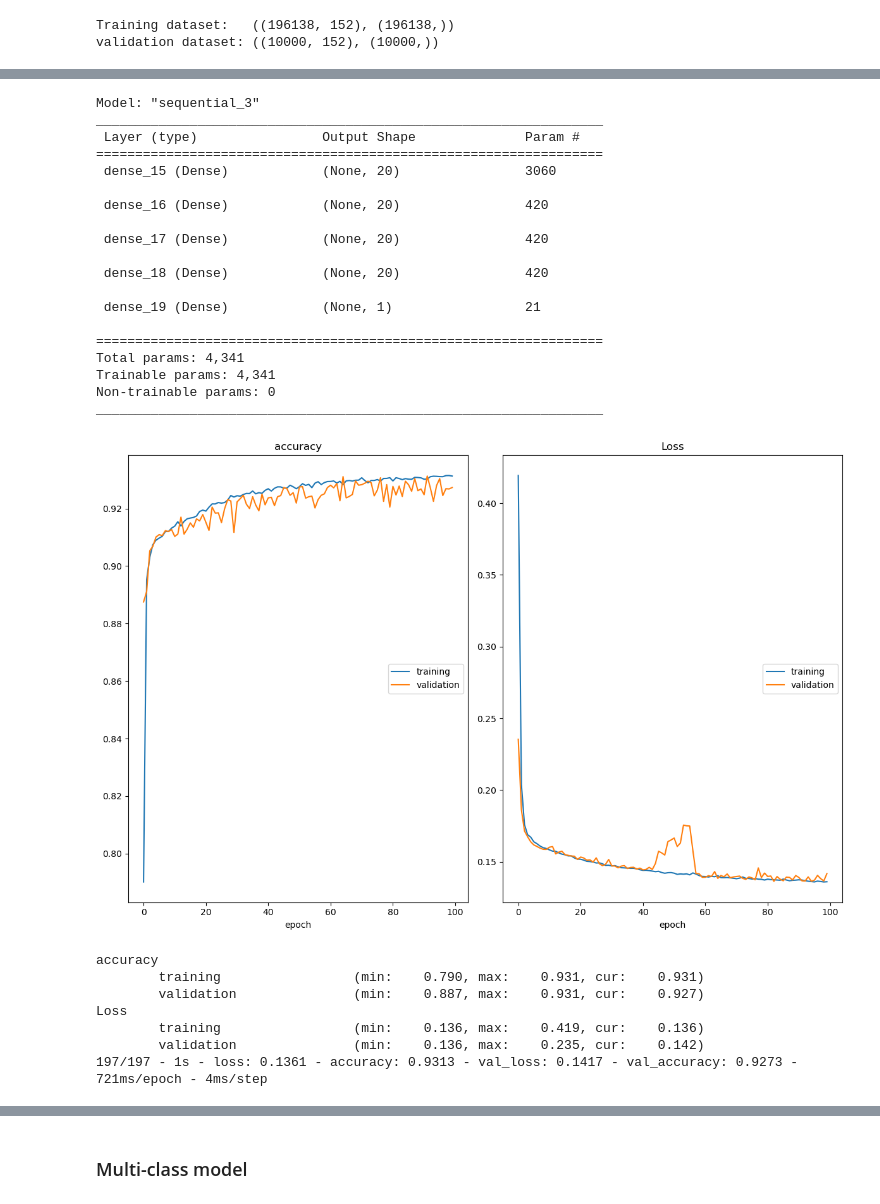
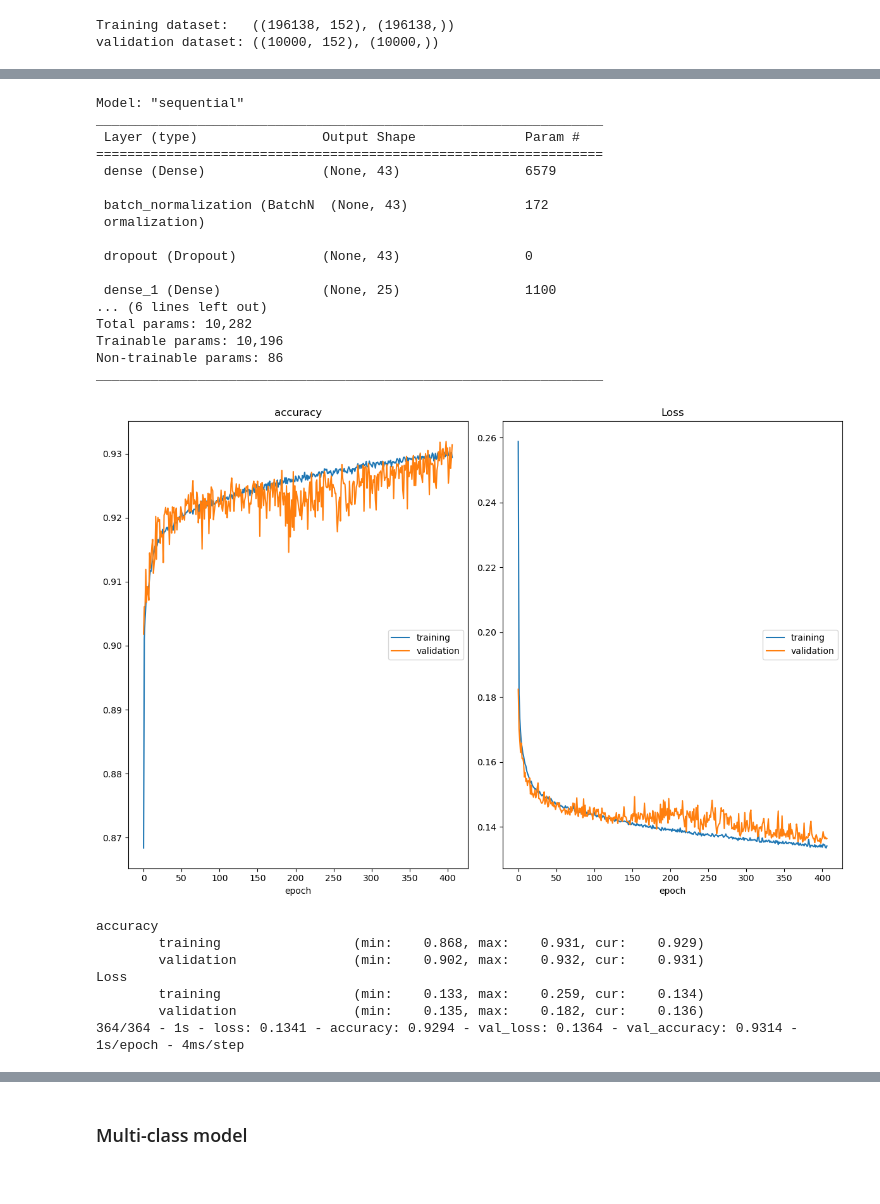
Before and after one commit to Janko-dev/ktai_ids, a Jupyter notebook: src/dnn_famd.ipynb, the cells around one changed output, grey strips where cells are left out. Drawn from its saved outputs; the diff is of its cells as text; code cells hidden in the pictures.

```diff
--- a/src/dnn_famd.ipynb
+++ b/src/dnn_famd.ipynb
@@ -143,7 +143,7 @@ Split the dataset into train, test sets with a test set size of 0.2 of total siz
 # %%
 from sklearn.model_selection import train_test_split
 
-X_train, X_test, y_train, y_test = train_test_split(x_df, labels, test_size=.2, random_state=42)
+X_train, X_test, y_train, y_test = train_test_split(x_df, labels, stratify=labels, test_size=.2, random_state=42)
 
 (X_train.shape, X_test.shape, y_train.shape, y_test.shape)
 # %% [output]
@@ -198,40 +198,39 @@ Requirement already satisfied: zipp>=3.1.0 in c:\users\baljanj\anaconda3\envs\kt
 Requirement already satisfied: MarkupSafe>=2.0 in c:\users\baljanj\anaconda3\envs\ktai\lib\site-packages (from Jinja2>=2.9->bokeh->livelossplot) (2.1.1)
 Requirement already satisfied: six>=1.5 in c:\users\baljanj\anaconda3\envs\ktai\lib\site-packages (from python-dateutil>=2.7->matplotlib->livelossplot) (1.16.0)
 # %%
-def create_model():
+def create_binary_model():
     model = keras.Sequential(
         [
-            layers.Dense(20, activation='relu', input_dim=X_train.shape[1]),
-            layers.Dense(20, activation='relu', use_bias=True),
-            layers.Dense(20, activation='relu', use_bias=True),
-            layers.Dense(20, activation='relu', use_bias=True),
+            layers.Dense(43, activation='relu', input_dim=X_train.shape[1]),
+            layers.BatchNormalization(),
+            layers.Dropout(rate=0.028454008433744526),
+            layers.Dense(25, activation='relu', use_bias=True),
+            layers.Dense(90, activation='relu', use_bias=True),
             layers.Dense(1, activation='sigmoid', use_bias=True)
         ]
     )
     model.compile('adam', loss='binary_crossentropy', metrics='accuracy')
     return model
 
-model = create_model()
+model = create_binary_model()
 model.summary()
 # %% [output]
-Model: "sequential_3"
+Model: "sequential"
 _________________________________________________________________
  Layer (type)                Output Shape              Param #
 =================================================================
- dense_15 (Dense)            (None, 20)                3060
+ dense (Dense)               (None, 43)                6579
 
- dense_16 (Dense)            (None, 20)                420
+ batch_normalization (BatchN  (None, 43)               172
+ ormalization)
 
- dense_17 (Dense)            (None, 20)                420
+ dropout (Dropout)           (None, 43)                0
 
- dense_18 (Dense)            (None, 20)                420
-
- dense_19 (Dense)            (None, 1)                 21
-
-=================================================================
-Total params: 4,341
-Trainable params: 4,341
-Non-trainable params: 0
+ dense_1 (Dense)             (None, 25)                1100
+... (6 lines left out)
+Total params: 10,282
+Trainable params: 10,196
+Non-trainable params: 86
 _________________________________________________________________
 # %%
 import os
@@ -239,32 +238,32 @@ import os
 checkpoint_path = "../models/model_dnn_b_famd.ckpt"
 checkpoint_dir = os.path.dirname(checkpoint_path)
 # %%
-EPOCHS = 100
-BATCH_SIZE = 1000
+EPOCHS = 407
+BATCH_SIZE = 540
 
 # Create a callback that saves the model's weights
 cp_callback = tf.keras.callbacks.ModelCheckpoint(filepath=checkpoint_path,
                                                  save_weights_only=True,
                                                  verbose=1,
                                                  save_freq=BATCH_SIZE)
 
 history = model.fit(X_train,
                     y_train,
                     validation_data=(X_val, y_val),
                     epochs=EPOCHS,
                     batch_size=BATCH_SIZE,
                     shuffle=True,
                     verbose=2,
                     callbacks=[PlotLossesKeras(), cp_callback])
 # %% [output]
-[figure, old version]
+[figure, new version]
 accuracy
-        training                 (min:    0.790, max:    0.931, cur:    0.931)
-        validation               (min:    0.887, max:    0.931, cur:    0.927)
+        training                 (min:    0.868, max:    0.931, cur:    0.929)
+        validation               (min:    0.902, max:    0.932, cur:    0.931)
 Loss
-        training                 (min:    0.136, max:    0.419, cur:    0.136)
-        validation               (min:    0.136, max:    0.235, cur:    0.142)
-197/197 - 1s - loss: 0.1361 - accuracy: 0.9313 - val_loss: 0.1417 - val_accuracy: 0.9273 - 721ms/epoch - 4ms/step
+        training                 (min:    0.133, max:    0.259, cur:    0.134)
+        validation               (min:    0.135, max:    0.182, cur:    0.136)
+364/364 - 1s - loss: 0.1341 - accuracy: 0.9294 - val_loss: 0.1364 - val_accuracy: 0.9314 - 1s/epoch - 4ms/step
 # %%
 y_pred = model.predict(X_test)
 y_pred = y_pred.reshape((y_pred.shape[0],))
```
Also changed, not shown: parts of 14 cells of this notebook, 13 other files.
